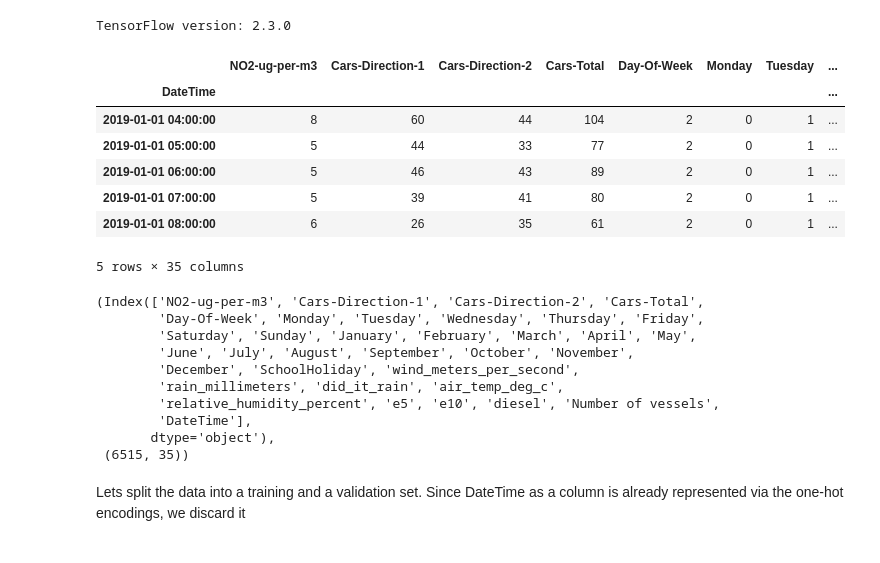
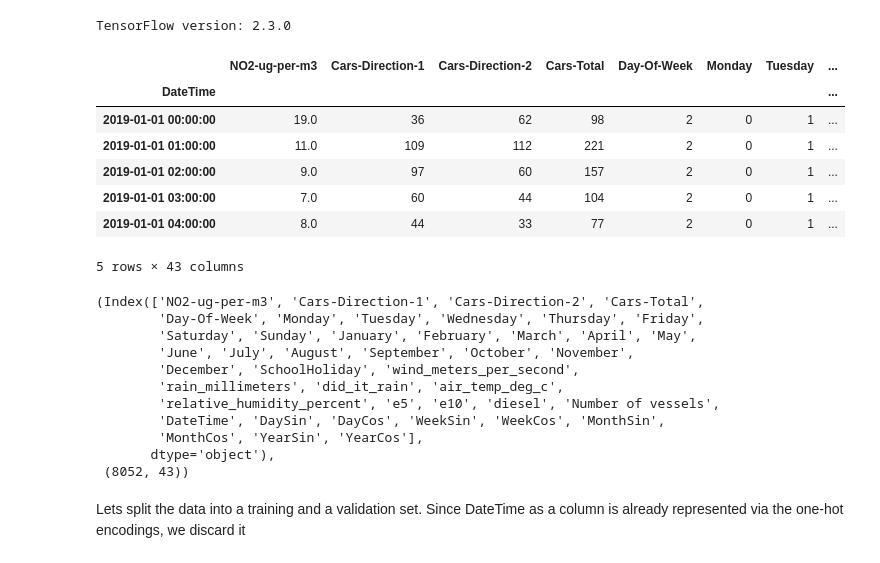
Before and after one commit to apexys/kiel_air_quality_tensorflow, a Jupyter notebook: models/monte-carlo/MonteCarloDropoutSampling.ipynb, the cells around one changed output. Drawn from its saved outputs; the diff is of its cells as text; code cells hidden in the pictures.

```diff
--- a/models/monte-carlo/MonteCarloDropoutSampling.ipynb
+++ b/models/monte-carlo/MonteCarloDropoutSampling.ipynb
@@ -20,32 +21,19 @@ print("TensorFlow version:", tf.__version__)
 # %% [output]
 TensorFlow version: 2.3.0
 # %%
-data = pd.read_csv("../../datasets/all.csv")
-# convert dates
-data["Hour"] = data["Hour"].astype("str")
-data["DateTime"] = pd.to_datetime(data["Date"] + " " + data["Hour"] + ":00:00")
-del data["Hour"]
-del data["Date"]
-# set datetime index
+# read dataset
+data = pd.read_pickle("../../datasets/All.pickle")
 data.index = pd.DatetimeIndex(data.DateTime)
-# fix no2 col
-data = data[data['NO2-ug-per-m3'].apply(lambda x: str(x).isnumeric())]
-data["NO2-ug-per-m3"] = data["NO2-ug-per-m3"].astype("int")
-# fix temp col
-data = data[data["air_temp_deg_c"] > -500]
-#remove school holidays
-#data = data.drop(["SchoolHoliday", "Monday", "Tuesday", 'Wednesday', 'Thursday', 'Friday', 'Saturday', 'Sunday', 'Janurary', 'February', 'March', 'April', 'May', 'June', 'July', 'August', 'September', 'October', 'November', 'December'],axis=1)
-data = data.dropna()
 data.head()
 # %% [output]
 |  | NO2-ug-per-m3 | Cars-Direction-1 | Cars-Direction-2 | Cars-Total | Day-Of-Week | Monday | Tuesday | ... |
 | DateTime |  |  |  |  |  |  |  | ... |
-| 2019-01-01 04:00:00 | 8 | 60 | 44 | 104 | 2 | 0 | 1 | ... |
-| 2019-01-01 05:00:00 | 5 | 44 | 33 | 77 | 2 | 0 | 1 | ... |
-| 2019-01-01 06:00:00 | 5 | 46 | 43 | 89 | 2 | 0 | 1 | ... |
-| 2019-01-01 07:00:00 | 5 | 39 | 41 | 80 | 2 | 0 | 1 | ... |
-| 2019-01-01 08:00:00 | 6 | 26 | 35 | 61 | 2 | 0 | 1 | ... |
+| 2019-01-01 00:00:00 | 19.0 | 36 | 62 | 98 | 2 | 0 | 1 | ... |
+| 2019-01-01 01:00:00 | 11.0 | 109 | 112 | 221 | 2 | 0 | 1 | ... |
+| 2019-01-01 02:00:00 | 9.0 | 97 | 60 | 157 | 2 | 0 | 1 | ... |
+| 2019-01-01 03:00:00 | 7.0 | 60 | 44 | 104 | 2 | 0 | 1 | ... |
+| 2019-01-01 04:00:00 | 8.0 | 44 | 33 | 77 | 2 | 0 | 1 | ... |
-5 rows × 35 columns
+5 rows × 43 columns
 # %%
 (data.columns, data.shape)
 # %% [output]
@@ -56,9 +44,10 @@ data.head()
         'December', 'SchoolHoliday', 'wind_meters_per_second',
         'rain_millimeters', 'did_it_rain', 'air_temp_deg_c',
         'relative_humidity_percent', 'e5', 'e10', 'diesel', 'Number of vessels',
-        'DateTime'],
+        'DateTime', 'DaySin', 'DayCos', 'WeekSin', 'WeekCos', 'MonthSin',
+        'MonthCos', 'YearSin', 'YearCos'],
        dtype='object'),
- (6515, 35))
+ (8052, 43))
 # %% [markdown]
 Lets split the data into a training and a validation set. Since DateTime as a column is already represented via the one-hot encodings, we discard it
 # %%
```
Also changed, not shown: parts of 12 cells of this notebook.
